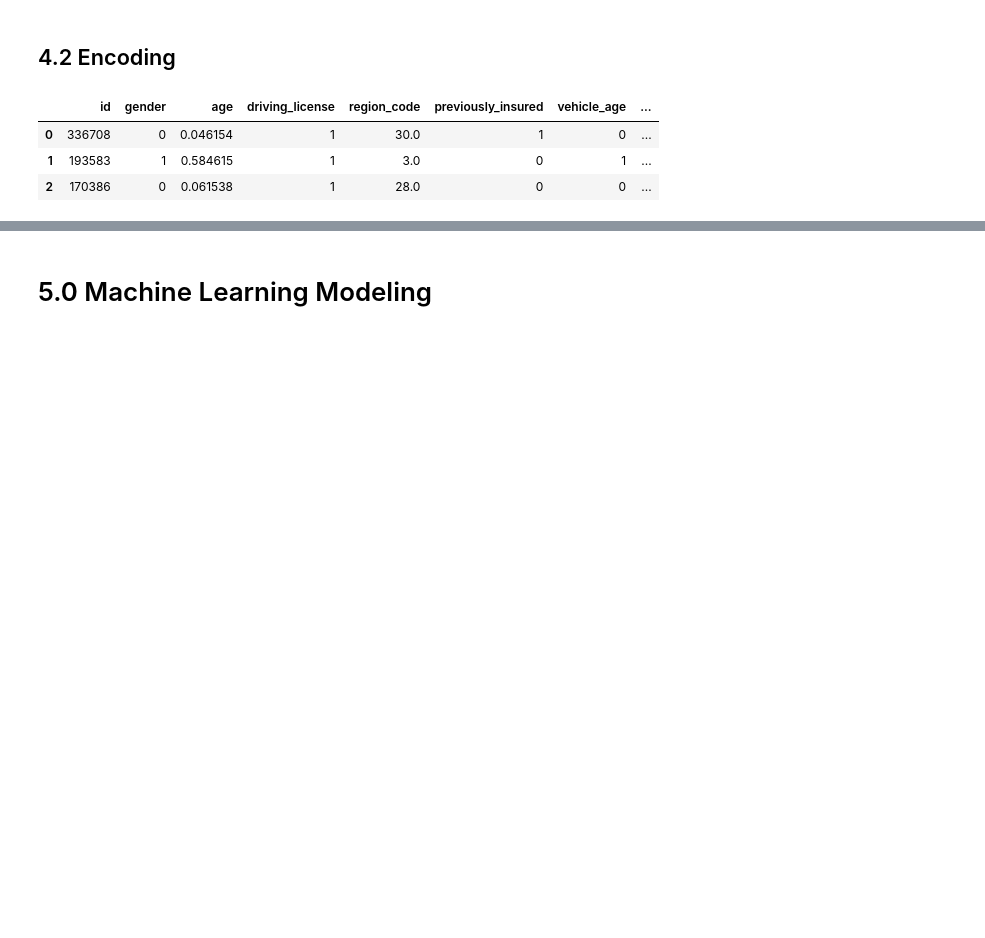
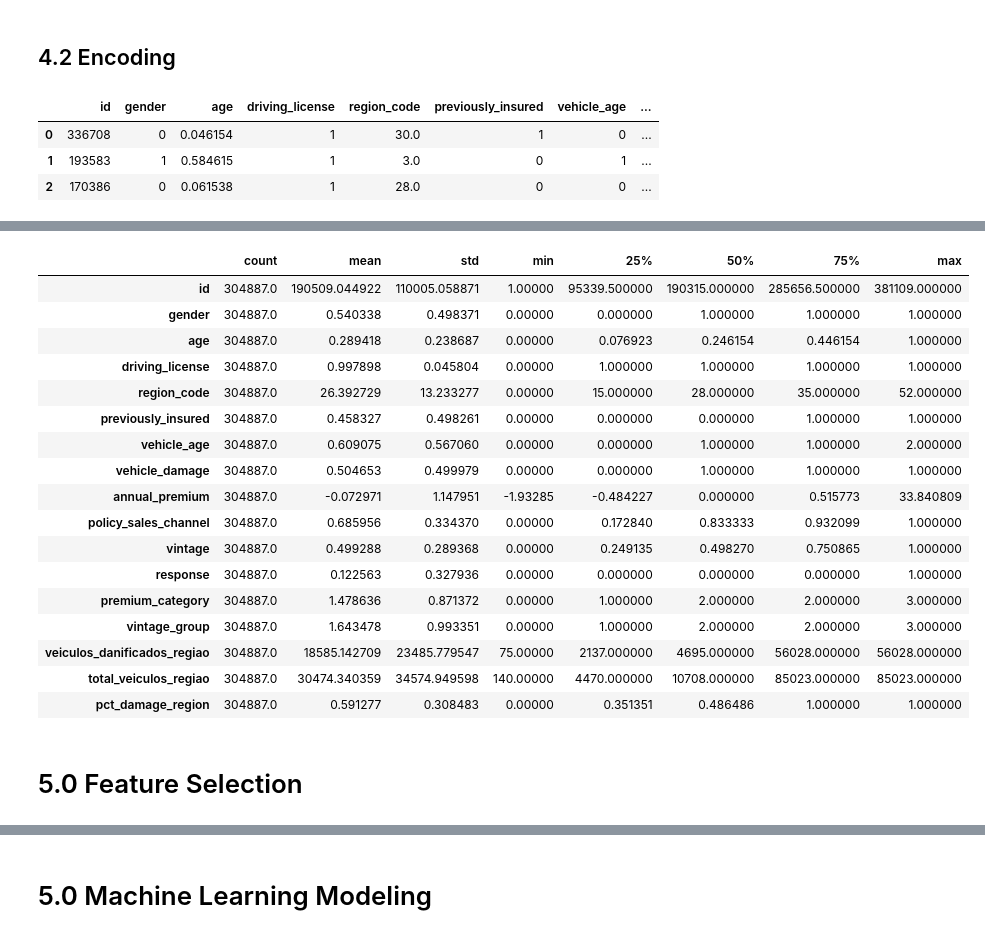
Before and after one commit to RafaelLuckner/Propensao_Compra, a Jupyter notebook: propensao_projeto.ipynb, the cells around one changed output, grey strips where cells are left out. Cells and saved outputs as stored; diff of their text form; code cells hidden in the pictures; blank space fills up the shorter version.

Commit message:
feature selection finalizada

```diff
--- a/propensao_projeto.ipynb
+++ b/propensao_projeto.ipynb
@@ -718,0 +739,23 @@ df3.head(3)
+# %%
+df3.describe().T
+# %% [output]
+|  | count | mean | std | min | 25% | 50% | 75% | max |
+| id | 304887.0 | 190509.044922 | 110005.058871 | 1.00000 | 95339.500000 | 190315.000000 | 285656.500000 | 381109.000000 |
+| gender | 304887.0 | 0.540338 | 0.498371 | 0.00000 | 0.000000 | 1.000000 | 1.000000 | 1.000000 |
+| age | 304887.0 | 0.289418 | 0.238687 | 0.00000 | 0.076923 | 0.246154 | 0.446154 | 1.000000 |
+| driving_license | 304887.0 | 0.997898 | 0.045804 | 0.00000 | 1.000000 | 1.000000 | 1.000000 | 1.000000 |
+| region_code | 304887.0 | 26.392729 | 13.233277 | 0.00000 | 15.000000 | 28.000000 | 35.000000 | 52.000000 |
+| previously_insured | 304887.0 | 0.458327 | 0.498261 | 0.00000 | 0.000000 | 0.000000 | 1.000000 | 1.000000 |
+| vehicle_age | 304887.0 | 0.609075 | 0.567060 | 0.00000 | 0.000000 | 1.000000 | 1.000000 | 2.000000 |
+| vehicle_damage | 304887.0 | 0.504653 | 0.499979 | 0.00000 | 0.000000 | 1.000000 | 1.000000 | 1.000000 |
+| annual_premium | 304887.0 | -0.072971 | 1.147951 | -1.93285 | -0.484227 | 0.000000 | 0.515773 | 33.840809 |
+| policy_sales_channel | 304887.0 | 0.685956 | 0.334370 | 0.00000 | 0.172840 | 0.833333 | 0.932099 | 1.000000 |
+| vintage | 304887.0 | 0.499288 | 0.289368 | 0.00000 | 0.249135 | 0.498270 | 0.750865 | 1.000000 |
+| response | 304887.0 | 0.122563 | 0.327936 | 0.00000 | 0.000000 | 0.000000 | 0.000000 | 1.000000 |
+| premium_category | 304887.0 | 1.478636 | 0.871372 | 0.00000 | 1.000000 | 2.000000 | 2.000000 | 3.000000 |
+| vintage_group | 304887.0 | 1.643478 | 0.993351 | 0.00000 | 1.000000 | 2.000000 | 2.000000 | 3.000000 |
+| veiculos_danificados_regiao | 304887.0 | 18585.142709 | 23485.779547 | 75.00000 | 2137.000000 | 4695.000000 | 56028.000000 | 56028.000000 |
+| total_veiculos_regiao | 304887.0 | 30474.340359 | 34574.949598 | 140.00000 | 4470.000000 | 10708.000000 | 85023.000000 | 85023.000000 |
+| pct_damage_region | 304887.0 | 0.591277 | 0.308483 | 0.00000 | 0.351351 | 0.486486 | 1.000000 | 1.000000 |
+# %% [markdown]
+# 5.0 Feature Selection
```
Also changed, not shown: parts of 37 cells of this notebook, 1 other file.
